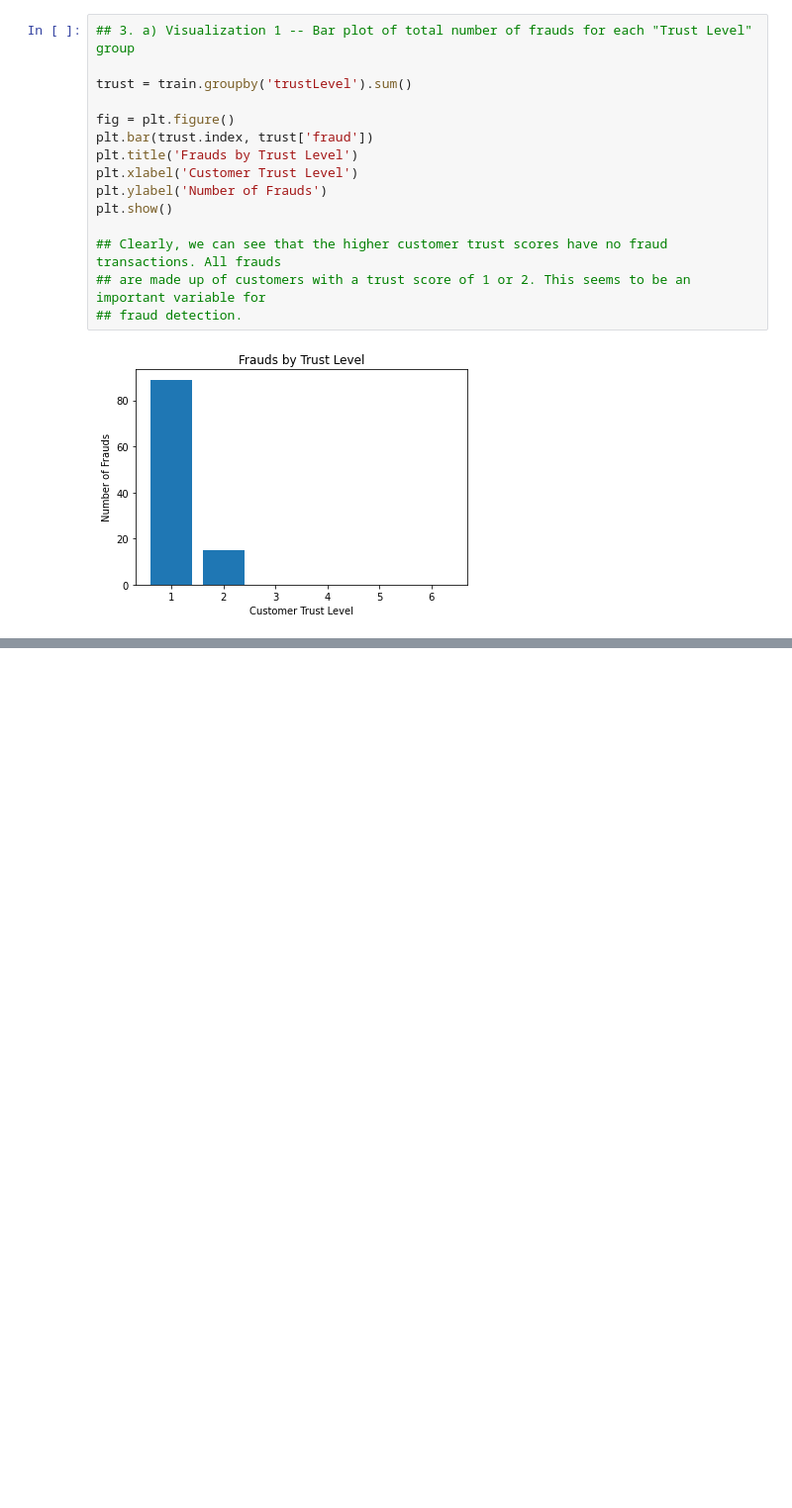
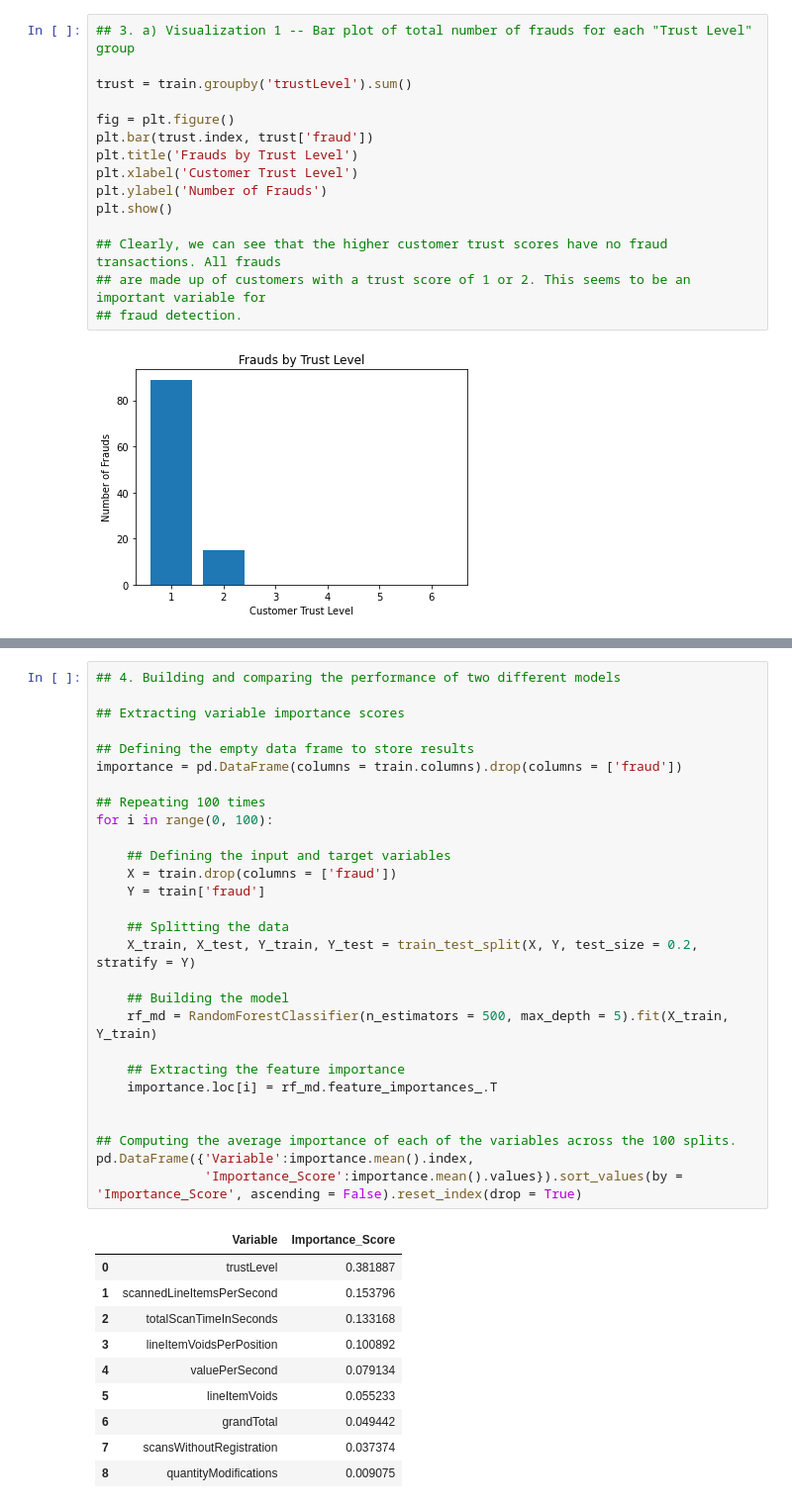
Before and after one commit to Evan-Callaghan/DATA-448-Predictive-Analytics, a Jupyter notebook: Homework Assignments/Homework Assignment 1.ipynb, the cells around one changed output, grey strips where cells are left out. Shown at 99% size. Saved outputs shown, nothing was run; the diff lists cells and outputs as text; blank space fills up the shorter version.

```diff
--- a/Homework Assignments/Homework Assignment 1.ipynb
+++ b/Homework Assignments/Homework Assignment 1.ipynb
@@ -106,0 +109,39 @@ plt.show()
+# %%
+## 4. Building and comparing the performance of two different models
+
+## Extracting variable importance scores
+
+## Defining the empty data frame to store results
+importance = pd.DataFrame(columns = train.columns).drop(columns = ['fraud'])
+
+## Repeating 100 times
+for i in range(0, 100):
+
+    ## Defining the input and target variables
+    X = train.drop(columns = ['fraud'])
+    Y = train['fraud']
+
+    ## Splitting the data
+    X_train, X_test, Y_train, Y_test = train_test_split(X, Y, test_size = 0.2, stratify = Y)
+
+    ## Building the model
+    rf_md = RandomForestClassifier(n_estimators = 500, max_depth = 5).fit(X_train, Y_train)
+
+    ## Extracting the feature importance
+    importance.loc[i] = rf_md.feature_importances_.T
+
+
+## Computing the average importance of each of the variables across the 100 splits.
+pd.DataFrame({'Variable':importance.mean().index,
+              'Importance_Score':importance.mean().values}).sort_values(by = 'Importance_Score', ascending = False).reset_index(drop = True)
+# %% [output]
+|  | Variable | Importance_Score |
+| 0 | trustLevel | 0.381887 |
+| 1 | scannedLineItemsPerSecond | 0.153796 |
+| 2 | totalScanTimeInSeconds | 0.133168 |
+| 3 | lineItemVoidsPerPosition | 0.100892 |
+| 4 | valuePerSecond | 0.079134 |
+| 5 | lineItemVoids | 0.055233 |
+| 6 | grandTotal | 0.049442 |
+| 7 | scansWithoutRegistration | 0.037374 |
+| 8 | quantityModifications | 0.009075 |
```
Also changed, not shown: parts of 7 cells of this notebook.
